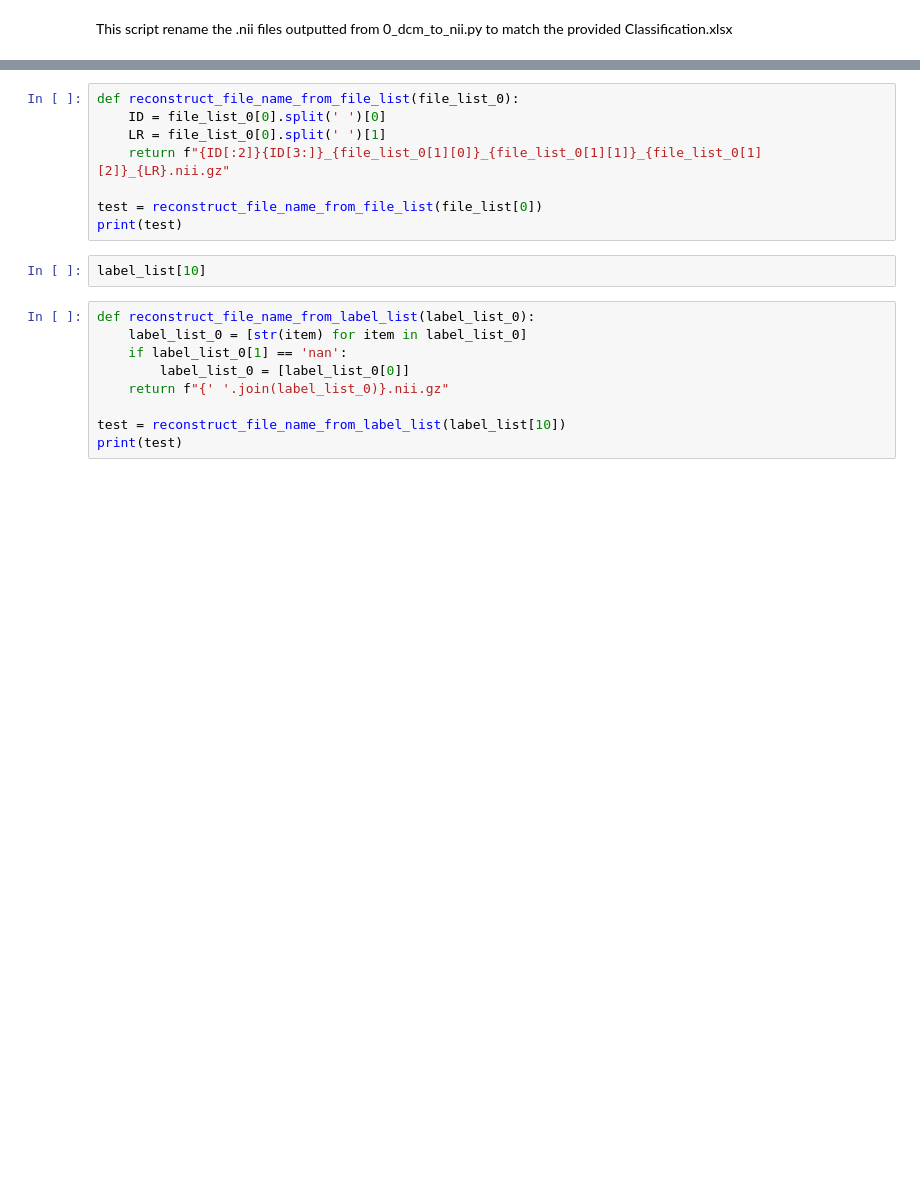
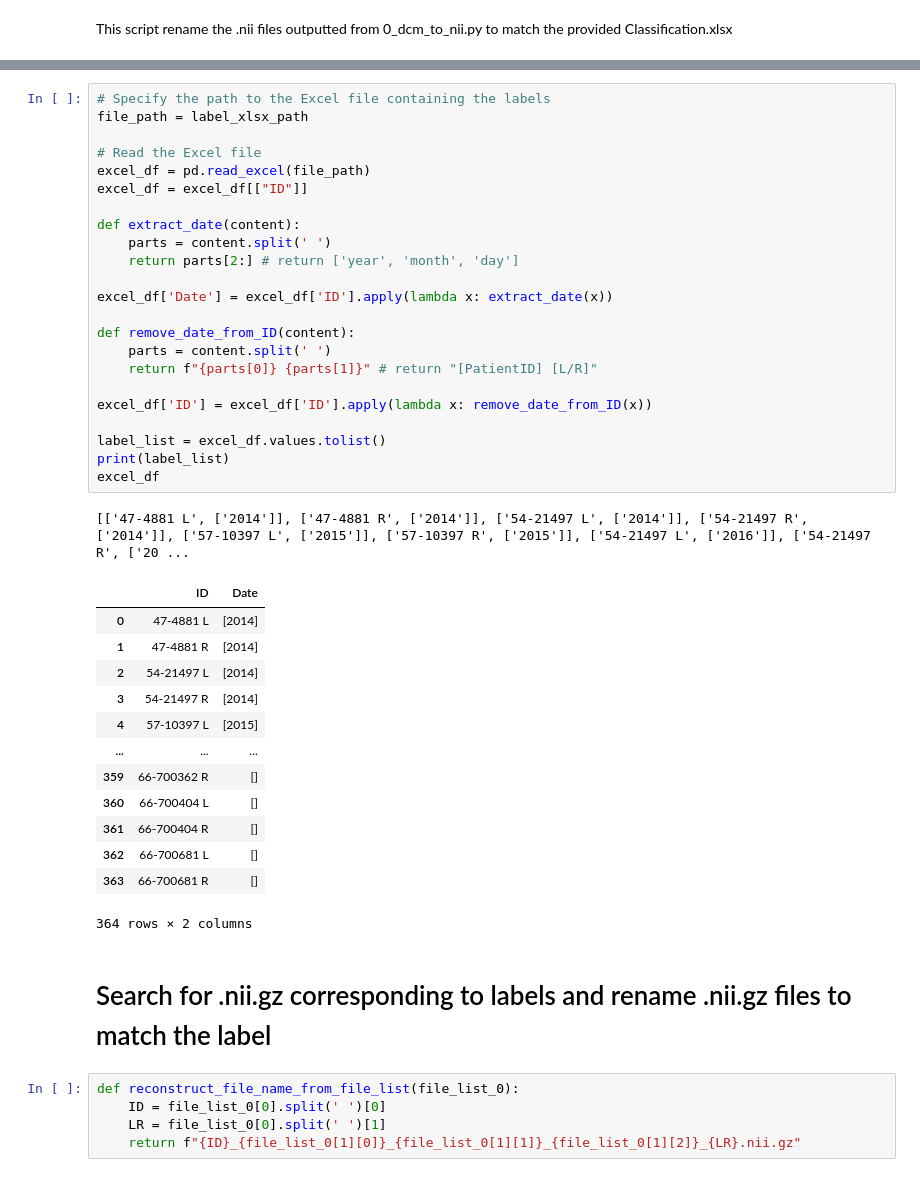
Before and after one commit to KananatSSN/Project_TMJOA, a Jupyter notebook: 2D_Pipeline/1_label_matching.ipynb, the cells around one changed output, grey strips where cells are left out. Cells and saved outputs as stored; diff of their text form; blank space fills up the shorter version.

```diff
--- a/2D_Pipeline/1_label_matching.ipynb
+++ b/2D_Pipeline/1_label_matching.ipynb
@@ -61,19 +53,45 @@ file_list[0]
+# %%
+# Specify the path to the Excel file containing the labels
+file_path = label_xlsx_path
+
+# Read the Excel file
+excel_df = pd.read_excel(file_path)
+excel_df = excel_df[["ID"]]
+
+def extract_date(content):
+    parts = content.split(' ')
+    return parts[2:] # return ['year', 'month', 'day']
+
+excel_df['Date'] = excel_df['ID'].apply(lambda x: extract_date(x))
+
+def remove_date_from_ID(content):
+    parts = content.split(' ')
+    return f"{parts[0]} {parts[1]}" # return "[PatientID] [L/R]"
+
+excel_df['ID'] = excel_df['ID'].apply(lambda x: remove_date_from_ID(x))
+
+label_list = excel_df.values.tolist()
+print(label_list)
+excel_df
+# %% [output]
+[['47-4881 L', ['2014']], ['47-4881 R', ['2014']], ['54-21497 L', ['2014']], ['54-21497 R', ['2014']], ['57-10397 L', ['2015']], ['57-10397 R', ['2015']], ['54-21497 L', ['2016']], ['54-21497 R', ['20 ...
+|  | ID | Date |
+| 0 | 47-4881 L | [2014] |
+| 1 | 47-4881 R | [2014] |
+| 2 | 54-21497 L | [2014] |
+| 3 | 54-21497 R | [2014] |
+| 4 | 57-10397 L | [2015] |
+| ... | ... | ... |
+| 359 | 66-700362 R | [] |
+| 360 | 66-700404 L | [] |
+| 361 | 66-700404 R | [] |
+| 362 | 66-700681 L | [] |
+| 363 | 66-700681 R | [] |
+364 rows × 2 columns
+# %% [markdown]
+# Search for .nii.gz corresponding to labels and rename .nii.gz files to match the label
 # %%
 def reconstruct_file_name_from_file_list(file_list_0):
     ID = file_list_0[0].split(' ')[0]
     LR = file_list_0[0].split(' ')[1]
-    return f"{ID[:2]}{ID[3:]}_{file_list_0[1][0]}_{file_list_0[1][1]}_{file_list_0[1][2]}_{LR}.nii.gz"
-
-test = reconstruct_file_name_from_file_list(file_list[0])
-print(test)
+    return f"{ID}_{file_list_0[1][0]}_{file_list_0[1][1]}_{file_list_0[1][2]}_{LR}.nii.gz"
-# %%
-label_list[10]
-# %%
-def reconstruct_file_name_from_label_list(label_list_0):
-    label_list_0 = [str(item) for item in label_list_0]
-    if label_list_0[1] == 'nan':
-        label_list_0 = [label_list_0[0]]
-    return f"{' '.join(label_list_0)}.nii.gz"
-
-test = reconstruct_file_name_from_label_list(label_list[10])
-print(test)
```
Also changed, not shown: parts of 12 cells of this notebook, 2 other files.
